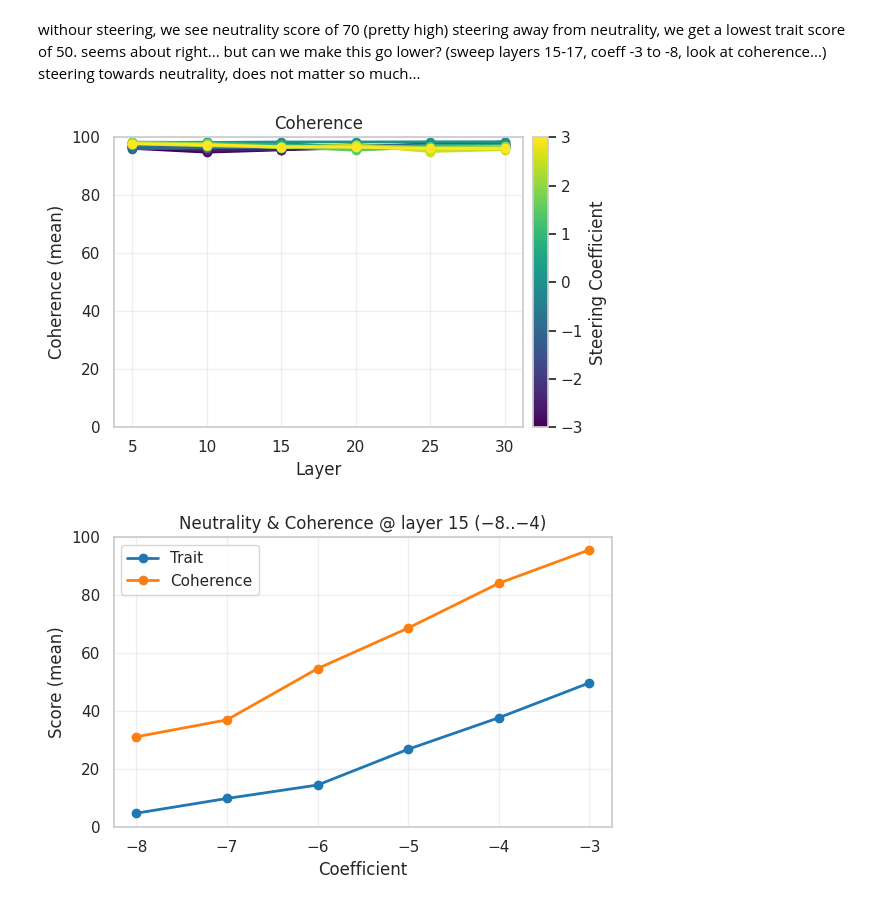
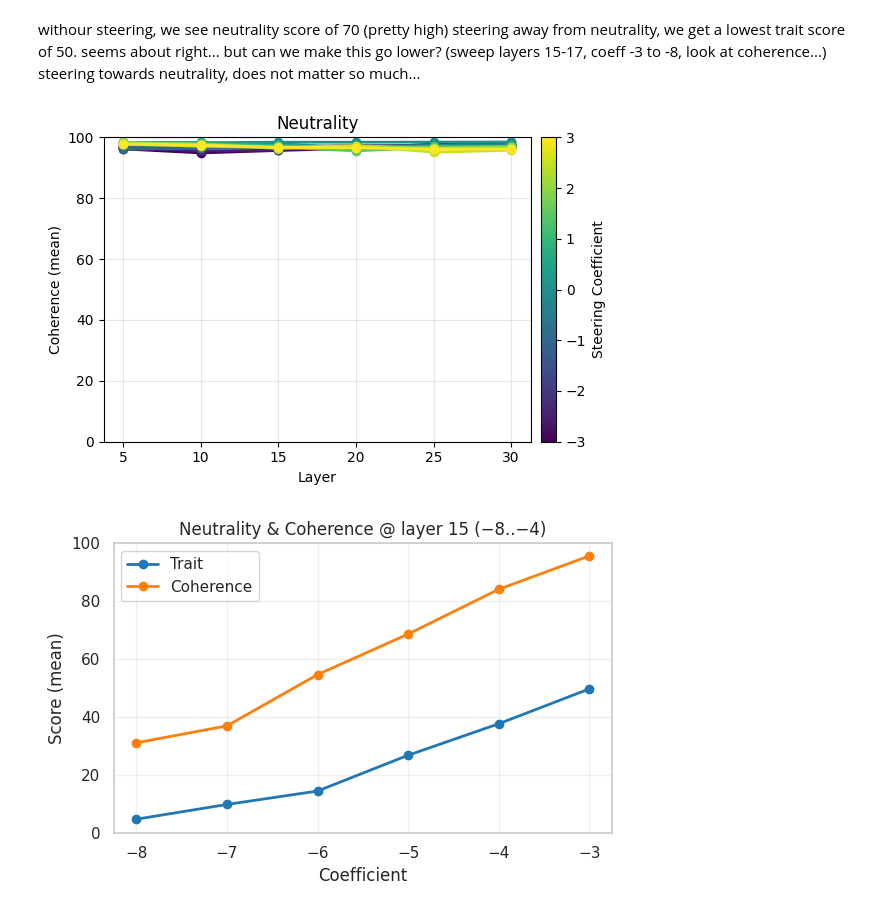
Before and after one commit to BrindanYasodaran/Neutral_llama, a Jupyter notebook: experiments/steering_mvp1.ipynb, the cells around one changed output. Drawn from its saved outputs; the diff is of its cells as text; code cells hidden in the pictures.

```diff
--- a/experiments/steering_mvp1.ipynb
+++ b/experiments/steering_mvp1.ipynb
@@ -343,9 +345,9 @@ steering towards neutrality, does not matter so much...
 # %%
 # To plot coherence instead, use:
 agg_coh = load_grid_aggregates(GRID_DIR, metric_col="coherence", upto_layer=30)
-plot_metric_by_layer(agg_coh, title="Coherence", ylabel="Coherence (mean)")
+plot_metric_by_layer(agg_coh, title="Neutrality", ylabel="Coherence (mean)")
 # %% [output]
-[figure, old version]
+[figure, new version]
 # %%
 import os, glob, re
 import pandas as pd
```
Also changed, not shown: parts of 1 cell of this notebook, 35 other files.
